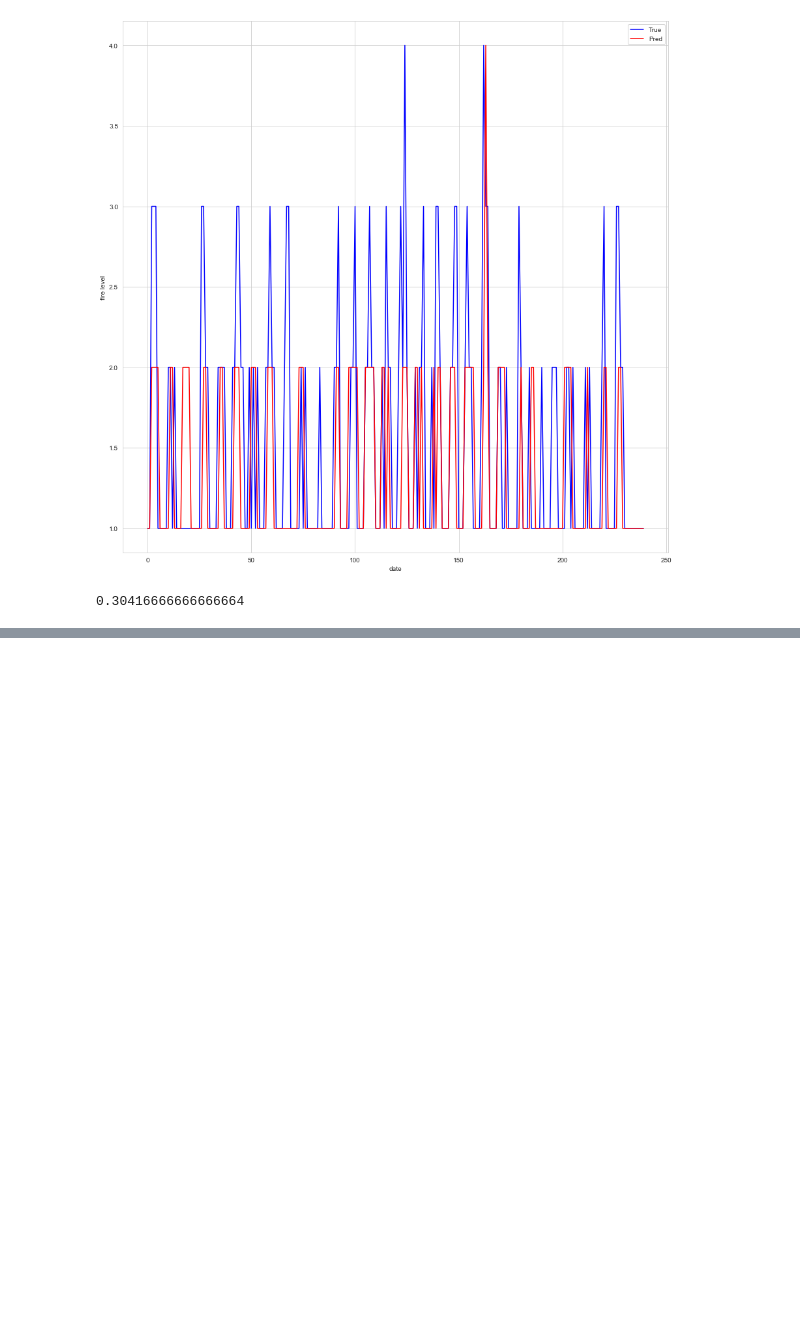
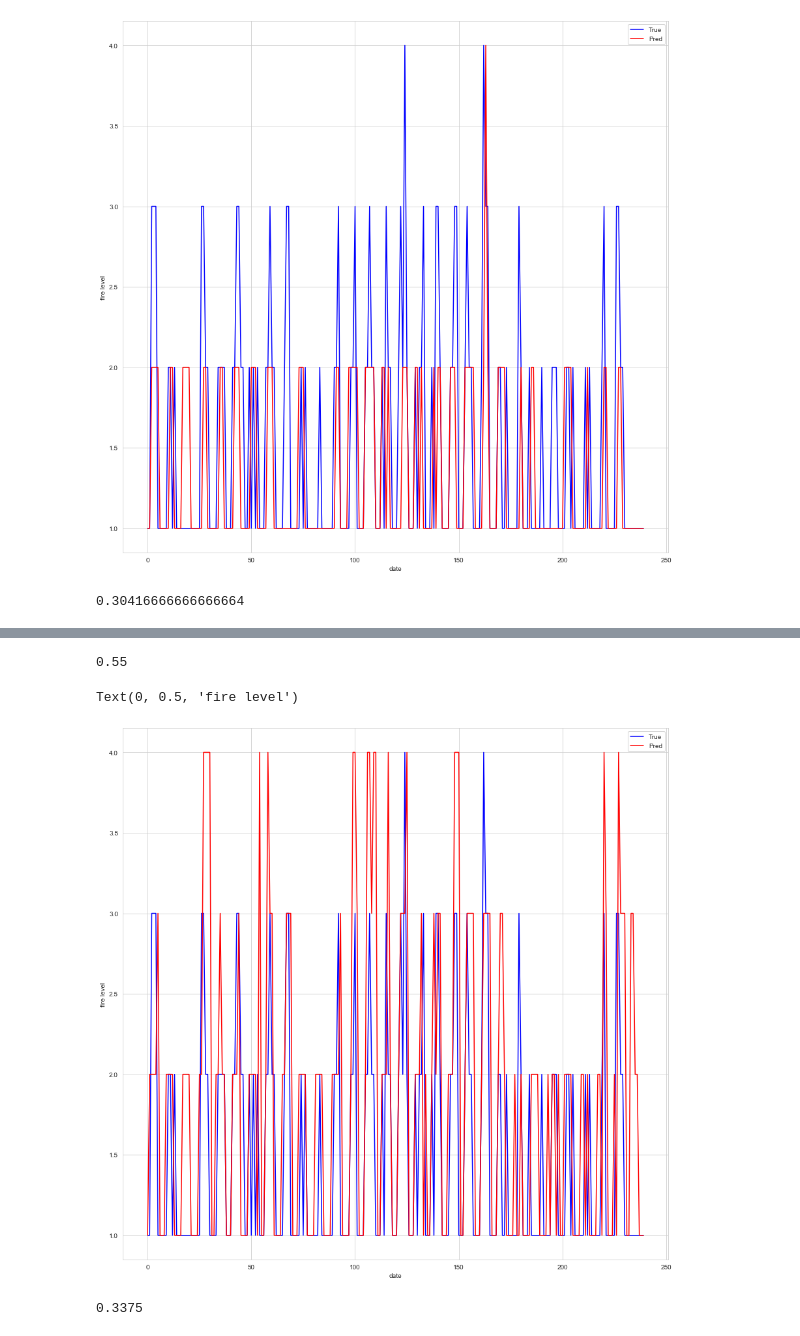
Before and after one commit to wshy1999/Fire_Alarm_Prediction, a Jupyter notebook: fire_shifted.ipynb, the cells around one changed output, grey strips where cells are left out. Saved outputs shown, nothing was run; the diff lists cells and outputs as text; code cells hidden in the pictures; blank space fills up the shorter version.

```diff
--- a/fire_shifted.ipynb
+++ b/fire_shifted.ipynb
@@ -1164,0 +1224,20 @@ One_Accuracy(y_kmeans_test, fy_pred_kmeans_mlp, 'mlp')
+# %%
+rf_kmeans_f = RandomForestClassifier(max_depth = 5, class_weight = 'balanced', random_state = 1)
+rf_kmeans_f.fit(f_train, y_kmeans_train)
+fy_pred_kmeans_rf = rf_kmeans_f.predict(f_test)
+rf_kmeans_f.score(f_test, y_kmeans_test)
+# %% [output]
+0.55
+# %%
+plt.plot(np.array(y_kmeans_test), color = "blue")
+plt.plot(fy_pred_kmeans_rf, color = "red")
+plt.legend(["True", "Pred"])
+plt.xlabel("date")
+plt.ylabel("fire level")
+# %% [output]
+Text(0, 0.5, 'fire level')
+[figure, added]
+# %%
+One_Accuracy(y_kmeans_test, fy_pred_kmeans_rf, 'rf')
+# %% [output]
+0.3375
```
Also changed, not shown: parts of 14 cells of this notebook.
